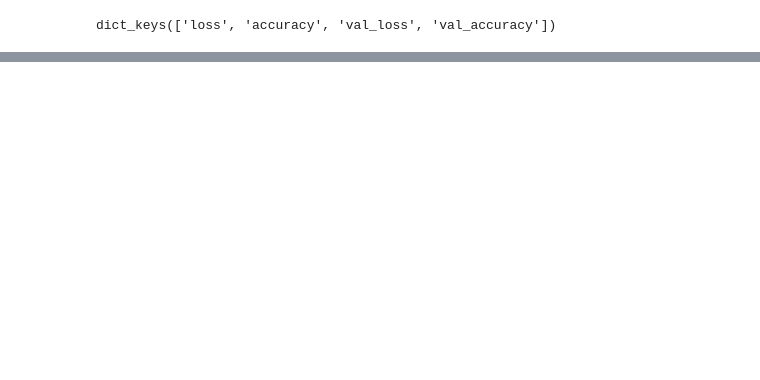
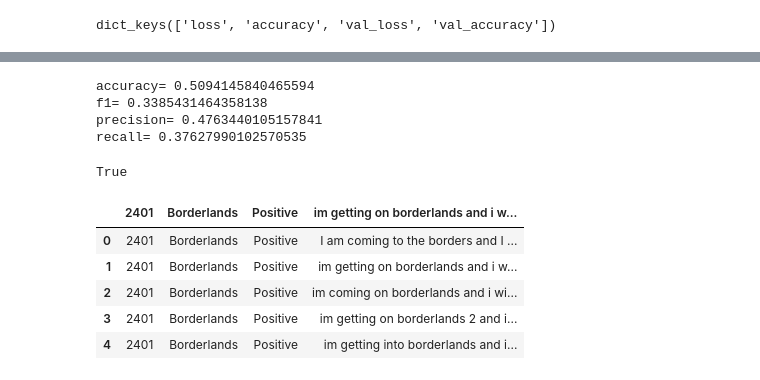
Before and after one commit to zhaw-metzidan/ADS_twitter_sentiment, a Jupyter notebook: ADS-twitter-sentiment.ipynb, the cells around one changed output, grey strips where cells are left out. Drawn from its saved outputs; the diff is of its cells as text; code cells hidden in the pictures; blank space fills up the shorter version.

Commit message:
Add files via upload
updated Jupyter Notebook. New datasets. Updated model

```diff
--- a/ADS-twitter-sentiment.ipynb
+++ b/ADS-twitter-sentiment.ipynb
@@ -296,0 +357,11 @@ INFO:tensorflow:Assets written to: ADS_Gruppenarbeit/model/assets
+# %%
+prediction = imported_model.predict(new_tweets.Sentence).argmax(axis=1)
+print('accuracy=', metrics.accuracy_score(new_tweets.sentiment, prediction))
+print('f1=', metrics.f1_score(new_tweets.sentiment, prediction, average='macro'))
+print('precision=', metrics.precision_score(new_tweets.sentiment, prediction, average='macro'))
+print('recall=', metrics.recall_score(new_tweets.sentiment, prediction, average='macro'))
+# %% [output]
+accuracy= 0.5094145840465594
+f1= 0.3385431464358138
+precision= 0.4763440105157841
+recall= 0.37627990102570535
@@ -296,0 +372,6 @@ INFO:tensorflow:Assets written to: ADS_Gruppenarbeit/model/assets
+# %%
+# Download Tweets from kaggle api (only once)
+# https://www.kaggle.com/datasets/jp797498e/twitter-entity-sentiment-analysis
+api.dataset_download_file('jp797498e/twitter-entity-sentiment-analysis', file_name='twitter_training.csv')
+# %% [output]
+True
@@ -296,0 +381,11 @@ INFO:tensorflow:Assets written to: ADS_Gruppenarbeit/model/assets
+# %%
+# Read from downloaded csv
+new_tweets = pd.read_csv("twitter_training.csv")
+new_tweets.head()
+# %% [output]
+|  | 2401 | Borderlands | Positive | im getting on borderlands and i w... |
+| 0 | 2401 | Borderlands | Positive | I am coming to the borders and I ... |
+| 1 | 2401 | Borderlands | Positive | im getting on borderlands and i w... |
+| 2 | 2401 | Borderlands | Positive | im coming on borderlands and i wi... |
+| 3 | 2401 | Borderlands | Positive | im getting on borderlands 2 and i... |
+| 4 | 2401 | Borderlands | Positive | im getting into borderlands and i... |
```
Also changed, not shown: parts of 29 cells of this notebook, 4 other files.
